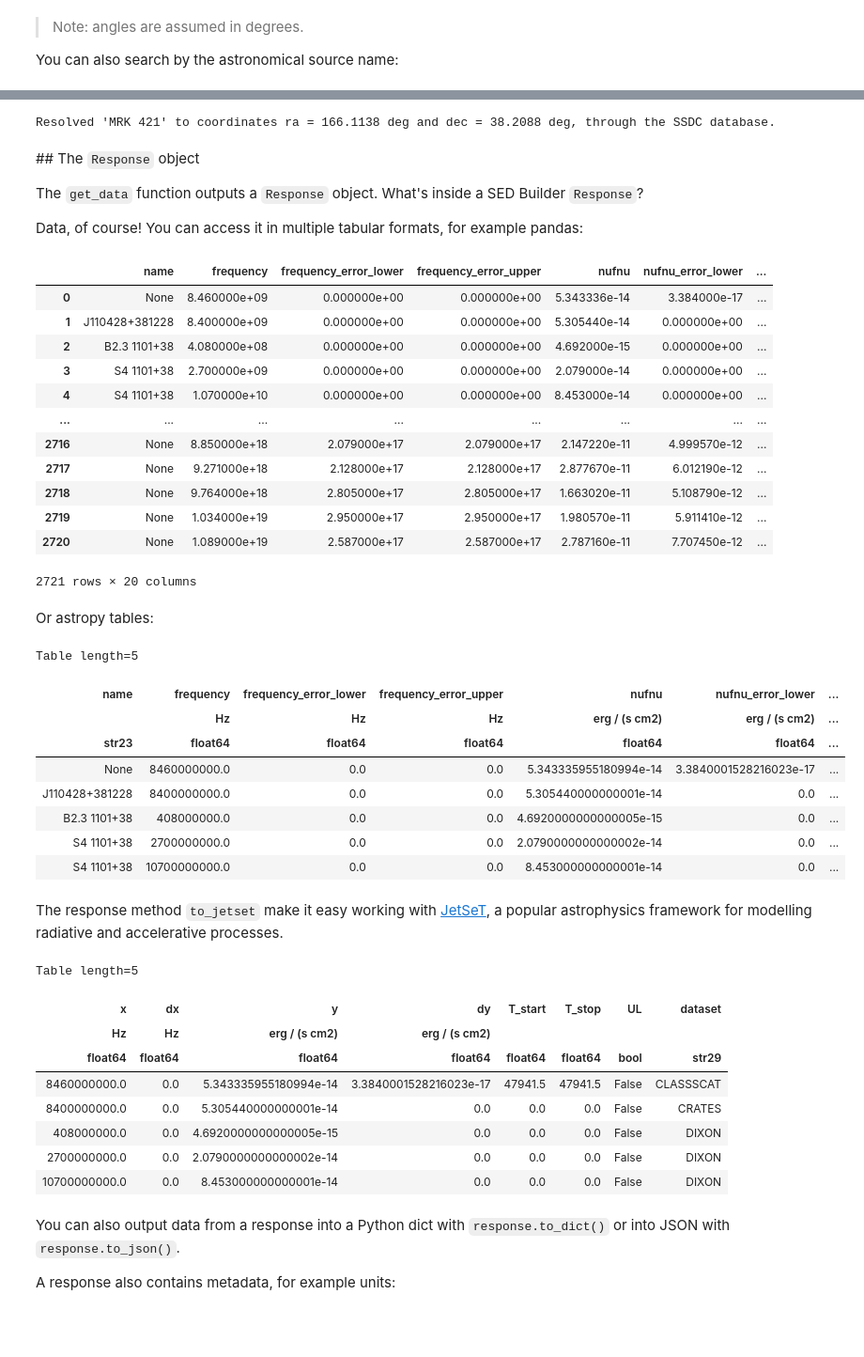
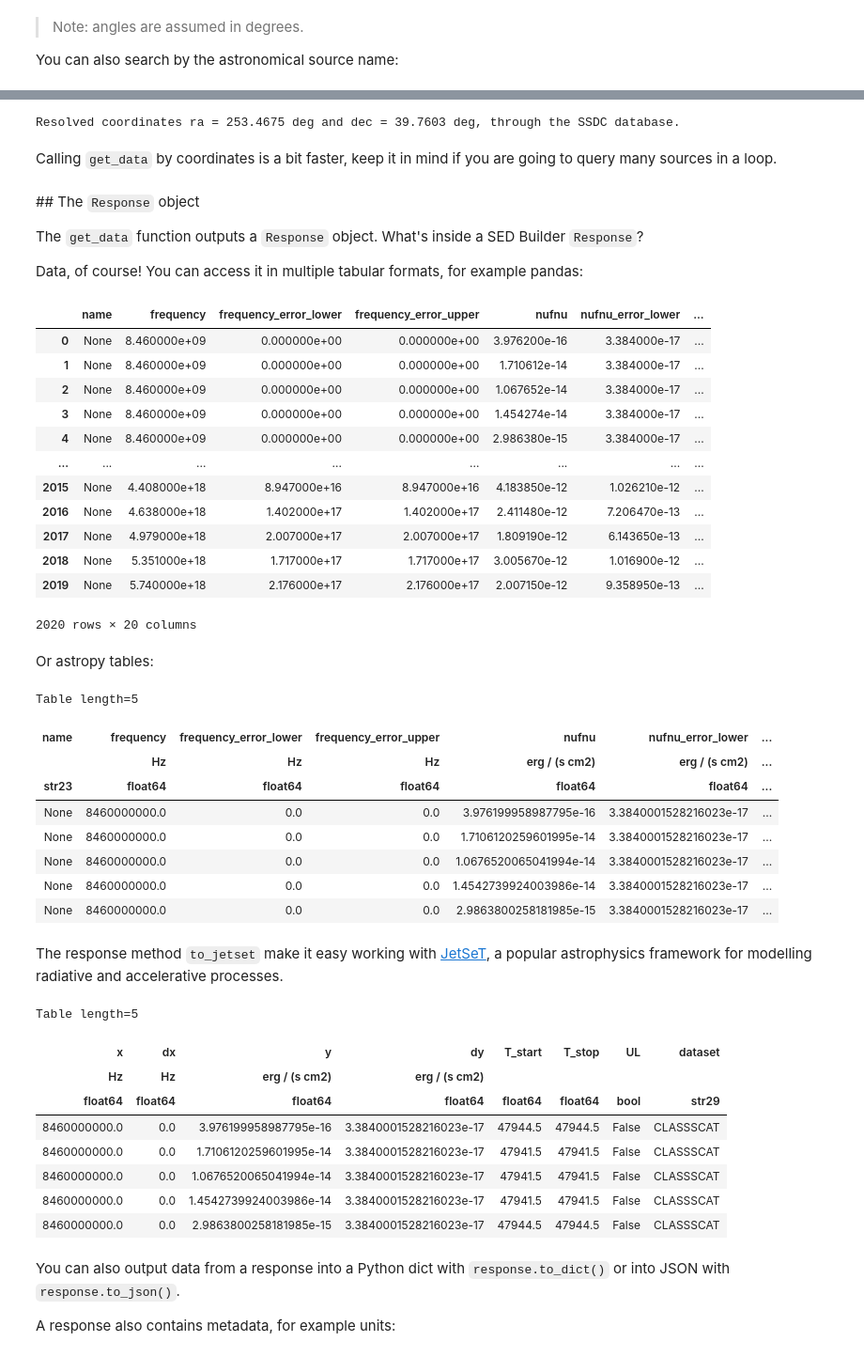
Before and after one commit to peppedilillo/sedbuilder-demo, a Jupyter notebook: demo.ipynb, the cells around one changed output, grey strips where cells are left out. Shown at 94% size. Saved outputs shown, nothing was run; the diff lists cells and outputs as text; code cells hidden in the pictures; blank space fills up the shorter version.

```diff
--- a/demo.ipynb
+++ b/demo.ipynb
@@ -15,5 +15,5 @@ response = get_data(ra=166.1138 , dec=38.2083)
 
 You can also search by the astronomical source name:
 # %%
-response = get_data(name="MRK 421")
+response = get_data(name="MRK 501")
 # %% [markdown]
@@ -23,10 +24,12 @@ When `get_data` is called with the `name` argument, it resolves the source name
 # %%
 from sedbuilder import resolve_name
 
-(ra, dec), db = resolve_name("MRK 421")
-print(f"Resolved 'MRK 421' to coordinates ra = {ra:.4f} deg and dec = {dec:.4f} deg, through the {db} database.")
+(ra, dec), db = resolve_name("MRK 501")
+print(f"Resolved coordinates ra = {ra:.4f} deg and dec = {dec:.4f} deg, through the {db} database.")
 # %% [output]
-Resolved 'MRK 421' to coordinates ra = 166.1138 deg and dec = 38.2088 deg, through the SSDC database.
+Resolved coordinates ra = 253.4675 deg and dec = 39.7603 deg, through the SSDC database.
+# %% [markdown]
+Calling `get_data` by coordinates is a bit faster, keep it in mind if you are going to query many sources in a loop.
 # %% [markdown]
 ## The `Response` object
 
@@ -38,18 +41,18 @@ df = response.to_pandas()
 df
 # %% [output]
 |  | name | frequency | frequency_error_lower | frequency_error_upper | nufnu | nufnu_error_lower | ... |
-| 0 | None | 8.460000e+09 | 0.000000e+00 | 0.000000e+00 | 5.343336e-14 | 3.384000e-17 | ... |
-| 1 | J110428+381228 | 8.400000e+09 | 0.000000e+00 | 0.000000e+00 | 5.305440e-14 | 0.000000e+00 | ... |
-| 2 | B2.3 1101+38 | 4.080000e+08 | 0.000000e+00 | 0.000000e+00 | 4.692000e-15 | 0.000000e+00 | ... |
-| 3 | S4 1101+38 | 2.700000e+09 | 0.000000e+00 | 0.000000e+00 | 2.079000e-14 | 0.000000e+00 | ... |
-| 4 | S4 1101+38 | 1.070000e+10 | 0.000000e+00 | 0.000000e+00 | 8.453000e-14 | 0.000000e+00 | ... |
+| 0 | None | 8.460000e+09 | 0.000000e+00 | 0.000000e+00 | 3.976200e-16 | 3.384000e-17 | ... |
+| 1 | None | 8.460000e+09 | 0.000000e+00 | 0.000000e+00 | 1.710612e-14 | 3.384000e-17 | ... |
+| 2 | None | 8.460000e+09 | 0.000000e+00 | 0.000000e+00 | 1.067652e-14 | 3.384000e-17 | ... |
+| 3 | None | 8.460000e+09 | 0.000000e+00 | 0.000000e+00 | 1.454274e-14 | 3.384000e-17 | ... |
+| 4 | None | 8.460000e+09 | 0.000000e+00 | 0.000000e+00 | 2.986380e-15 | 3.384000e-17 | ... |
 | ... | ... | ... | ... | ... | ... | ... | ... |
-| 2716 | None | 8.850000e+18 | 2.079000e+17 | 2.079000e+17 | 2.147220e-11 | 4.999570e-12 | ... |
-| 2717 | None | 9.271000e+18 | 2.128000e+17 | 2.128000e+17 | 2.877670e-11 | 6.012190e-12 | ... |
-| 2718 | None | 9.764000e+18 | 2.805000e+17 | 2.805000e+17 | 1.663020e-11 | 5.108790e-12 | ... |
-| 2719 | None | 1.034000e+19 | 2.950000e+17 | 2.950000e+17 | 1.980570e-11 | 5.911410e-12 | ... |
-| 2720 | None | 1.089000e+19 | 2.587000e+17 | 2.587000e+17 | 2.787160e-11 | 7.707450e-12 | ... |
+| 2015 | None | 4.408000e+18 | 8.947000e+16 | 8.947000e+16 | 4.183850e-12 | 1.026210e-12 | ... |
+| 2016 | None | 4.638000e+18 | 1.402000e+17 | 1.402000e+17 | 2.411480e-12 | 7.206470e-13 | ... |
+| 2017 | None | 4.979000e+18 | 2.007000e+17 | 2.007000e+17 | 1.809190e-12 | 6.143650e-13 | ... |
+| 2018 | None | 5.351000e+18 | 1.717000e+17 | 1.717000e+17 | 3.005670e-12 | 1.016900e-12 | ... |
+| 2019 | None | 5.740000e+18 | 2.176000e+17 | 2.176000e+17 | 2.007150e-12 | 9.358950e-13 | ... |
-2721 rows × 20 columns
+2020 rows × 20 columns
 # %% [markdown]
 Or astropy tables:
 # %%
@@ -60,26 +63,26 @@ Table length=5
 | name | frequency | frequency_error_lower | frequency_error_upper | nufnu | nufnu_error_lower | ... |
 |  | Hz | Hz | Hz | erg / (s cm2) | erg / (s cm2) | ... |
 | str23 | float64 | float64 | float64 | float64 | float64 | ... |
-| None | 8460000000.0 | 0.0 | 0.0 | 5.343335955180994e-14 | 3.3840001528216023e-17 | ... |
-| J110428+381228 | 8400000000.0 | 0.0 | 0.0 | 5.305440000000001e-14 | 0.0 | ... |
-| B2.3 1101+38 | 408000000.0 | 0.0 | 0.0 | 4.6920000000000005e-15 | 0.0 | ... |
-| S4 1101+38 | 2700000000.0 | 0.0 | 0.0 | 2.0790000000000002e-14 | 0.0 | ... |
-| S4 1101+38 | 10700000000.0 | 0.0 | 0.0 | 8.453000000000001e-14 | 0.0 | ... |
+| None | 8460000000.0 | 0.0 | 0.0 | 3.976199958987795e-16 | 3.3840001528216023e-17 | ... |
+| None | 8460000000.0 | 0.0 | 0.0 | 1.7106120259601995e-14 | 3.3840001528216023e-17 | ... |
+| None | 8460000000.0 | 0.0 | 0.0 | 1.0676520065041994e-14 | 3.3840001528216023e-17 | ... |
+| None | 8460000000.0 | 0.0 | 0.0 | 1.4542739924003986e-14 | 3.3840001528216023e-17 | ... |
+| None | 8460000000.0 | 0.0 | 0.0 | 2.9863800258181985e-15 | 3.3840001528216023e-17 | ... |
 # %% [markdown]
 The response method `to_jetset` make it easy working with [JetSeT](https://github.com/andreatramacere/jetset), a popular astrophysics framework for modelling radiative and accelerative processes.
 # %%
-jt = response.to_jetset(z=0.0308) # note that you must provide a redshift value when calling `to_jetset`
+jt = response.to_jetset(z=0.033) # note that you must provide a redshift value when calling `to_jetset`
 jt[:5]
 # %% [output]
 Table length=5
 | x | dx | y | dy | T_start | T_stop | UL | dataset |
 | Hz | Hz | erg / (s cm2) | erg / (s cm2) |  |  |  |  |
 | float64 | float64 | float64 | float64 | float64 | float64 | bool | str29 |
-| 8460000000.0 | 0.0 | 5.343335955180994e-14 | 3.3840001528216023e-17 | 47941.5 | 47941.5 | False | CLASSSCAT |
-| 8400000000.0 | 0.0 | 5.305440000000001e-14 | 0.0 | 0.0 | 0.0 | False | CRATES |
-| 408000000.0 | 0.0 | 4.6920000000000005e-15 | 0.0 | 0.0 | 0.0 | False | DIXON |
-| 2700000000.0 | 0.0 | 2.0790000000000002e-14 | 0.0 | 0.0 | 0.0 | False | DIXON |
-| 10700000000.0 | 0.0 | 8.453000000000001e-14 | 0.0 | 0.0 | 0.0 | False | DIXON |
+| 8460000000.0 | 0.0 | 3.976199958987795e-16 | 3.3840001528216023e-17 | 47944.5 | 47944.5 | False | CLASSSCAT |
+| 8460000000.0 | 0.0 | 1.7106120259601995e-14 | 3.3840001528216023e-17 | 47941.5 | 47941.5 | False | CLASSSCAT |
+| 8460000000.0 | 0.0 | 1.0676520065041994e-14 | 3.3840001528216023e-17 | 47941.5 | 47941.5 | False | CLASSSCAT |
+| 8460000000.0 | 0.0 | 1.4542739924003986e-14 | 3.3840001528216023e-17 | 47941.5 | 47941.5 | False | CLASSSCAT |
+| 8460000000.0 | 0.0 | 2.9863800258181985e-15 | 3.3840001528216023e-17 | 47944.5 | 47944.5 | False | CLASSSCAT |
 # %% [markdown]
 You can also output data from a response into a Python dict with `response.to_dict()` or into JSON with `response.to_json()`.
 
```
Also changed, not shown: parts of 54 cells of this notebook, 1 other file.
